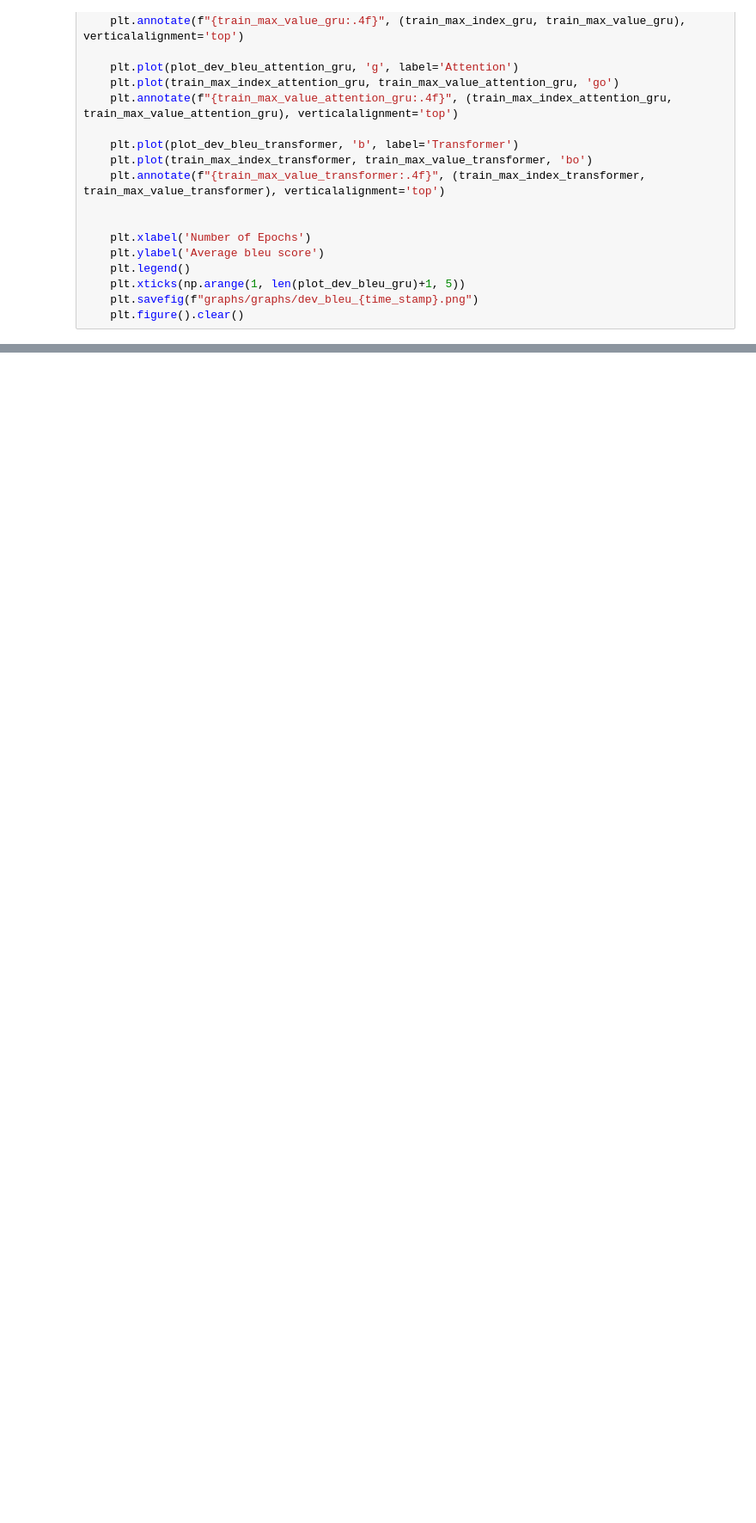
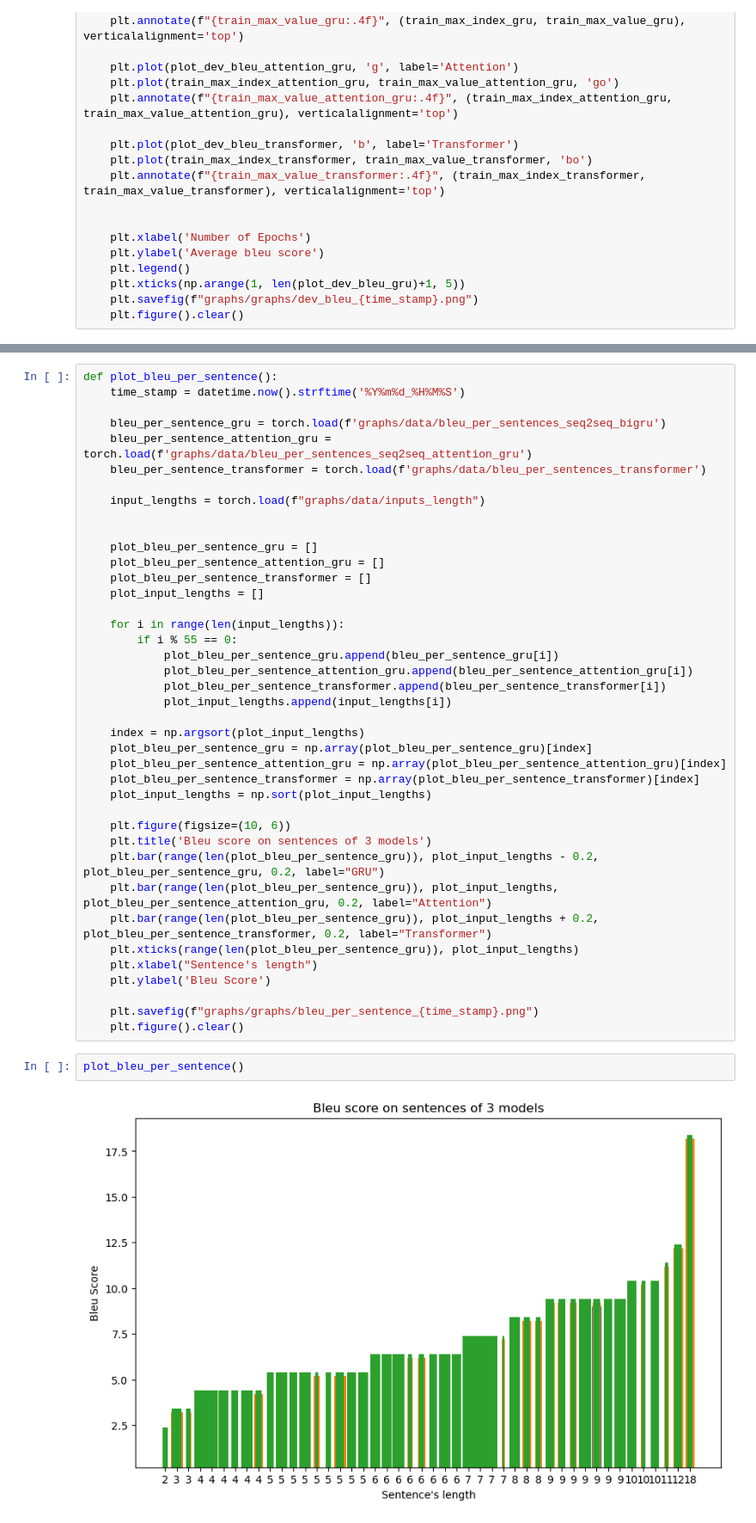
Before and after one commit to manhlamabc123/NMT, a Jupyter notebook: data_processing_test.ipynb, the cells around one changed output, grey strips where cells are left out. Shown: that part at 86% size. Cells and saved outputs as stored; diff of their text form; blank space fills up the shorter version.

```diff
--- a/data_processing_test.ipynb
+++ b/data_processing_test.ipynb
@@ -177 +177,45 @@ plot_bleu_dev()
 <Figure size 640x480 with 0 Axes>
+# %%
+def plot_bleu_per_sentence():
+    time_stamp = datetime.now().strftime('%Y%m%d_%H%M%S')
+
+    bleu_per_sentence_gru = torch.load(f'graphs/data/bleu_per_sentences_seq2seq_bigru')
+    bleu_per_sentence_attention_gru = torch.load(f'graphs/data/bleu_per_sentences_seq2seq_attention_gru')
+    bleu_per_sentence_transformer = torch.load(f'graphs/data/bleu_per_sentences_transformer')
+
+    input_lengths = torch.load(f"graphs/data/inputs_length")
+
+
+    plot_bleu_per_sentence_gru = []
+    plot_bleu_per_sentence_attention_gru = []
+    plot_bleu_per_sentence_transformer = []
+    plot_input_lengths = []
+
+    for i in range(len(input_lengths)):
+        if i % 55 == 0:
+            plot_bleu_per_sentence_gru.append(bleu_per_sentence_gru[i])
+            plot_bleu_per_sentence_attention_gru.append(bleu_per_sentence_attention_gru[i])
+            plot_bleu_per_sentence_transformer.append(bleu_per_sentence_transformer[i])
+            plot_input_lengths.append(input_lengths[i])
+
+    index = np.argsort(plot_input_lengths)
+    plot_bleu_per_sentence_gru = np.array(plot_bleu_per_sentence_gru)[index]
+    plot_bleu_per_sentence_attention_gru = np.array(plot_bleu_per_sentence_attention_gru)[index]
+    plot_bleu_per_sentence_transformer = np.array(plot_bleu_per_sentence_transformer)[index]
+    plot_input_lengths = np.sort(plot_input_lengths)
+
+    plt.figure(figsize=(10, 6))
+    plt.title('Bleu score on sentences of 3 models')
+    plt.bar(range(len(plot_bleu_per_sentence_gru)), plot_input_lengths - 0.2, plot_bleu_per_sentence_gru, 0.2, label="GRU")
+    plt.bar(range(len(plot_bleu_per_sentence_gru)), plot_input_lengths, plot_bleu_per_sentence_attention_gru, 0.2, label="Attention")
+    plt.bar(range(len(plot_bleu_per_sentence_gru)), plot_input_lengths + 0.2, plot_bleu_per_sentence_transformer, 0.2, label="Transformer")
+    plt.xticks(range(len(plot_bleu_per_sentence_gru)), plot_input_lengths)
+    plt.xlabel("Sentence's length")
+    plt.ylabel('Bleu Score')
+
+    plt.savefig(f"graphs/graphs/bleu_per_sentence_{time_stamp}.png")
+    plt.figure().clear()
+# %%
+plot_bleu_per_sentence()
+# %% [output]
+[figure, added]
```
Also changed, not shown: parts of 6 cells of this notebook, 20 other files.
